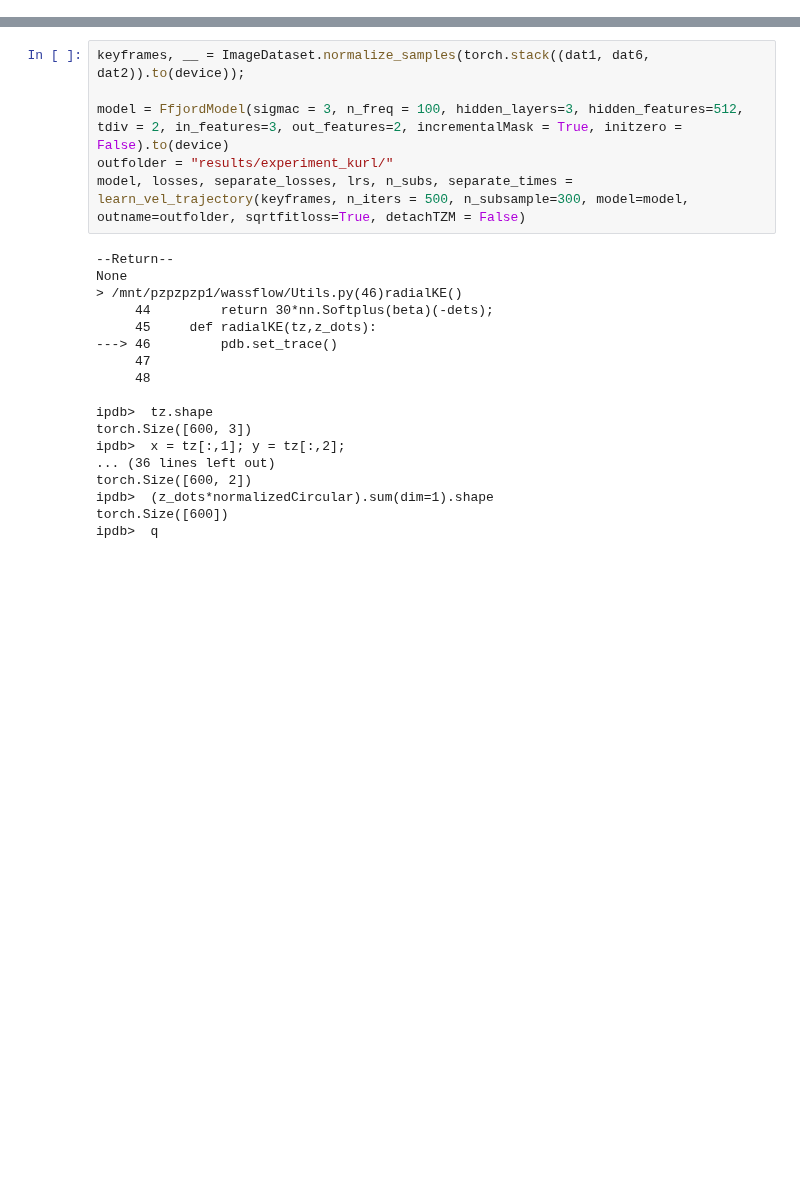
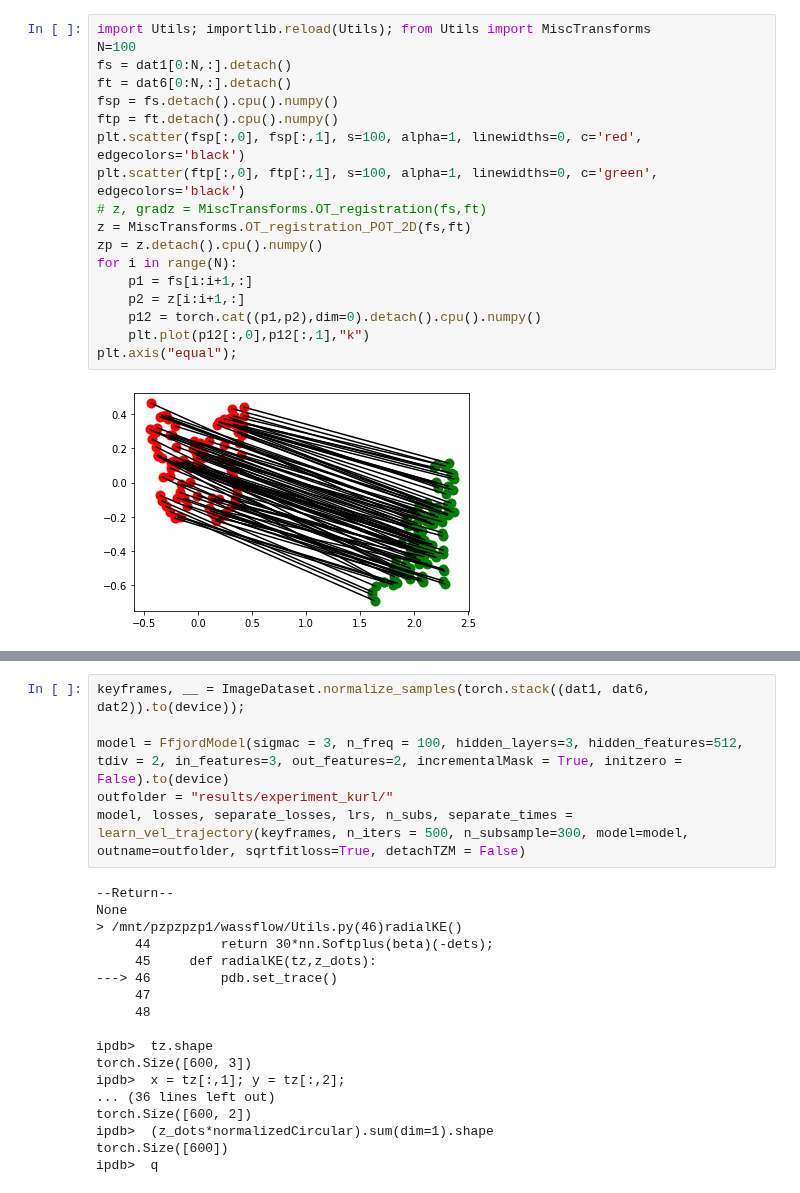
Before and after one commit to pzpzpzp1/wassflow, a Jupyter notebook: cnf-sinkhorn-demo.ipynb, the cells around one changed output, grey strips where cells are left out. Drawn from its saved outputs; the diff is of its cells as text; blank space fills up the shorter version.

Commit message:
add POT version of OT registration. solves 1-1 matching problem.

```diff
--- a/cnf-sinkhorn-demo.ipynb
+++ b/cnf-sinkhorn-demo.ipynb
@@ -53,0 +55,20 @@ ezshow(dat6, col='magenta')
+# %%
+import Utils; importlib.reload(Utils); from Utils import MiscTransforms
+N=100
+fs = dat1[0:N,:].detach()
+ft = dat6[0:N,:].detach()
+fsp = fs.detach().cpu().numpy()
+ftp = ft.detach().cpu().numpy()
+plt.scatter(fsp[:,0], fsp[:,1], s=100, alpha=1, linewidths=0, c='red', edgecolors='black')
+plt.scatter(ftp[:,0], ftp[:,1], s=100, alpha=1, linewidths=0, c='green', edgecolors='black')
+# z, gradz = MiscTransforms.OT_registration(fs,ft)
+z = MiscTransforms.OT_registration_POT_2D(fs,ft)
+zp = z.detach().cpu().numpy()
+for i in range(N):
+    p1 = fs[i:i+1,:]
+    p2 = z[i:i+1,:]
+    p12 = torch.cat((p1,p2),dim=0).detach().cpu().numpy()
+    plt.plot(p12[:,0],p12[:,1],"k")
+plt.axis("equal");
+# %% [output]
+[figure, added]
```
Also changed, not shown: parts of 3 cells of this notebook, 2 other files.
